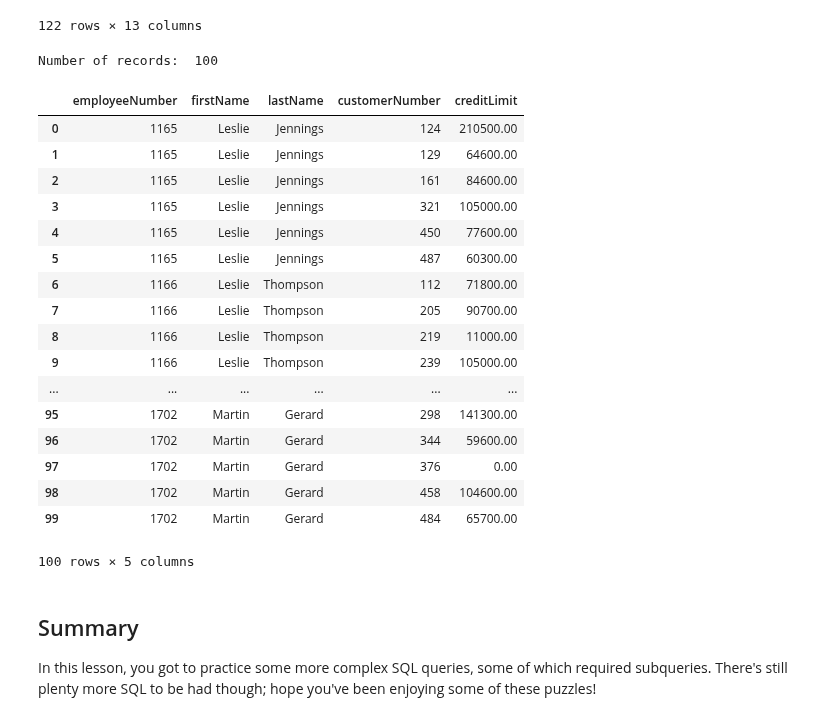
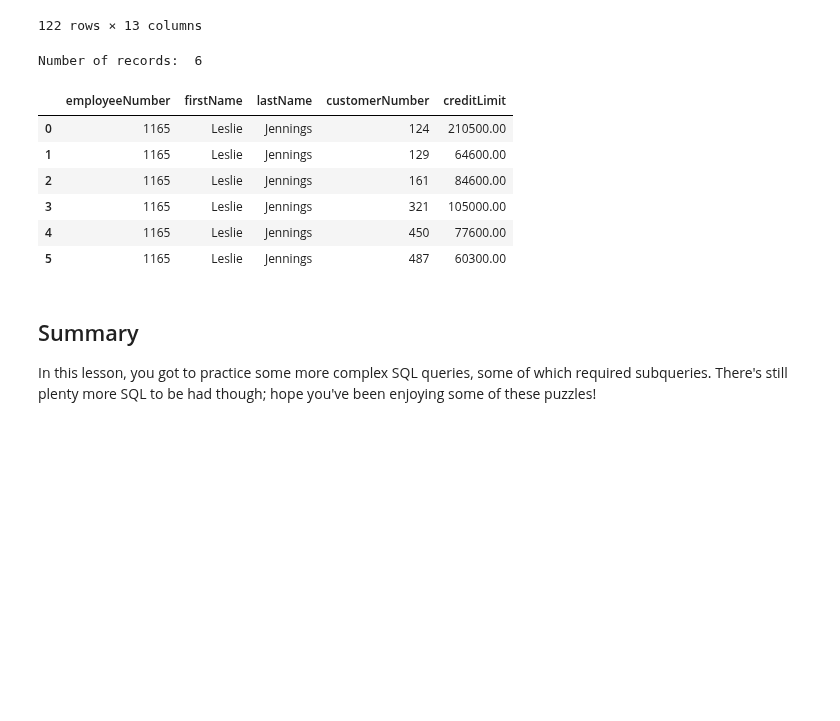
Before and after one commit to LearnCoTEMP1178/dsc-sql-subqueries-lab-dc-ds-071519, a Jupyter notebook: index.ipynb, the cells around one changed output. Cells and saved outputs as stored; diff of their text form; code cells hidden in the pictures; blank space fills up the shorter version.

```diff
--- a/index.ipynb
+++ b/index.ipynb
@@ -152,40 +152,29 @@ Number of records:  122
 # %%
 #Your code here
 df = pd.DataFrame(
     c.execute("""
 
 SELECT employeeNumber, firstName, lastName, c.customerNumber, c.creditLimit
 FROM employees as e
 JOIN customers as c
 ON e.employeeNumber = c.salesRepEmployeeNumber
-WHERE e.employeeNumber
+WHERE e.employeeNumber = '1165'
 
 """).fetchall()
 )
 
 print('Number of records: ',len(df))
 df.columns = [x[0] for x in c.description]
 df
 # %% [output]
-Number of records:  100
+Number of records:  6
 |  | employeeNumber | firstName | lastName | customerNumber | creditLimit |
 | 0 | 1165 | Leslie | Jennings | 124 | 210500.00 |
 | 1 | 1165 | Leslie | Jennings | 129 | 64600.00 |
 | 2 | 1165 | Leslie | Jennings | 161 | 84600.00 |
 | 3 | 1165 | Leslie | Jennings | 321 | 105000.00 |
 | 4 | 1165 | Leslie | Jennings | 450 | 77600.00 |
 | 5 | 1165 | Leslie | Jennings | 487 | 60300.00 |
-| 6 | 1166 | Leslie | Thompson | 112 | 71800.00 |
-| 7 | 1166 | Leslie | Thompson | 205 | 90700.00 |
-| 8 | 1166 | Leslie | Thompson | 219 | 11000.00 |
-| 9 | 1166 | Leslie | Thompson | 239 | 105000.00 |
-| ... | ... | ... | ... | ... | ... |
-| 95 | 1702 | Martin | Gerard | 298 | 141300.00 |
-| 96 | 1702 | Martin | Gerard | 344 | 59600.00 |
-| 97 | 1702 | Martin | Gerard | 376 | 0.00 |
-| 98 | 1702 | Martin | Gerard | 458 | 104600.00 |
-| 99 | 1702 | Martin | Gerard | 484 | 65700.00 |
-100 rows × 5 columns
 # %% [markdown]
 ## Summary
 
```
